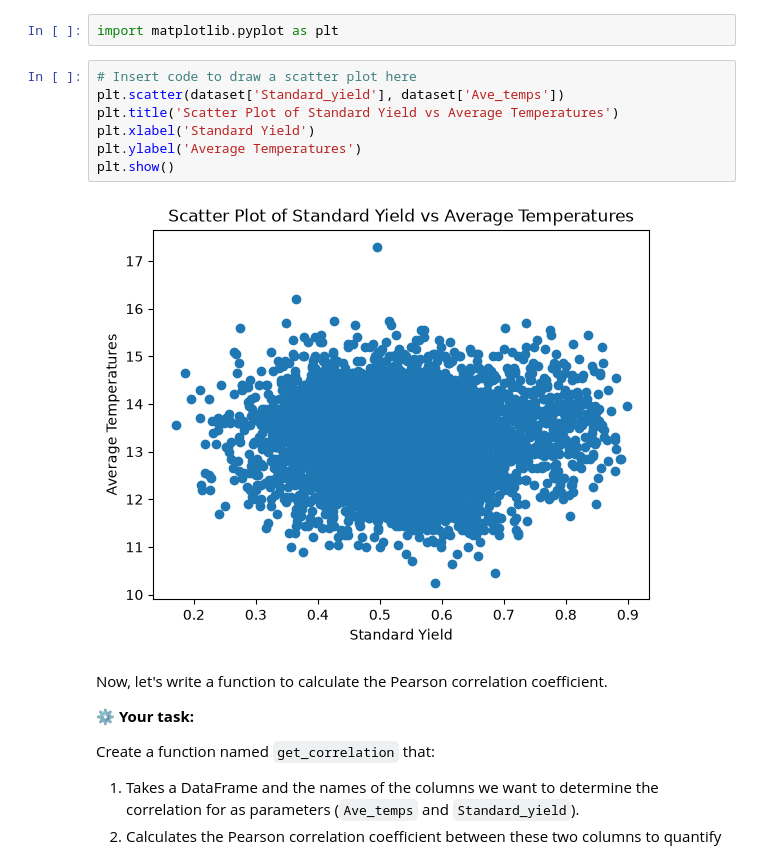
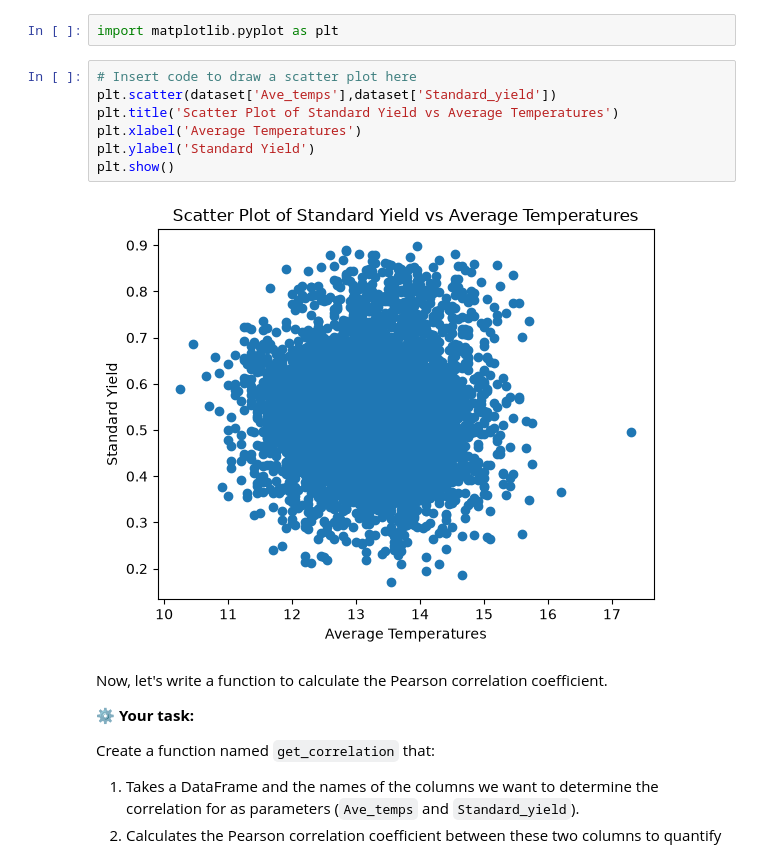
Before and after one commit to ndegwaanth/alX-datascience, a Jupyter notebook: machine_learning/notebooks/week1/Linear_regression_Code_challenge_student.ipynb, the cells around one changed output. Saved outputs shown, nothing was run; the diff lists cells and outputs as text.

```diff
--- a/machine_learning/notebooks/week1/Linear_regression_Code_challenge_student.ipynb
+++ b/machine_learning/notebooks/week1/Linear_regression_Code_challenge_student.ipynb
@@ -220,13 +220,13 @@ Let's start with the basics: a scatter plot.
 import matplotlib.pyplot as plt
 # %%
 # Insert code to draw a scatter plot here
-plt.scatter(dataset['Standard_yield'], dataset['Ave_temps'])
+plt.scatter(dataset['Ave_temps'],dataset['Standard_yield'])
 plt.title('Scatter Plot of Standard Yield vs Average Temperatures')
-plt.xlabel('Standard Yield')
-plt.ylabel('Average Temperatures')
+plt.xlabel('Average Temperatures')
+plt.ylabel('Standard Yield')
 plt.show()
 # %% [output]
-[figure, old version]
+[figure, new version]
 # %% [markdown]
 Now, let's write a function to calculate the Pearson correlation coefficient.
 
```
Also changed, not shown: parts of 2 cells of this notebook, 24 other files.
